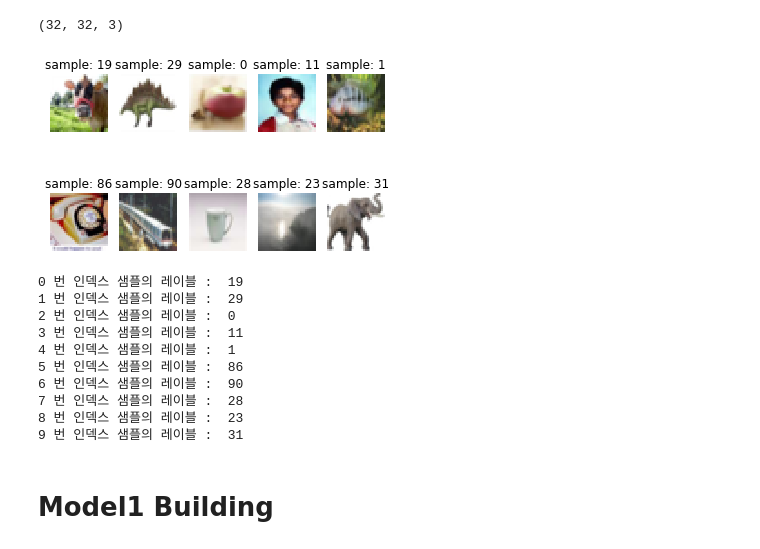
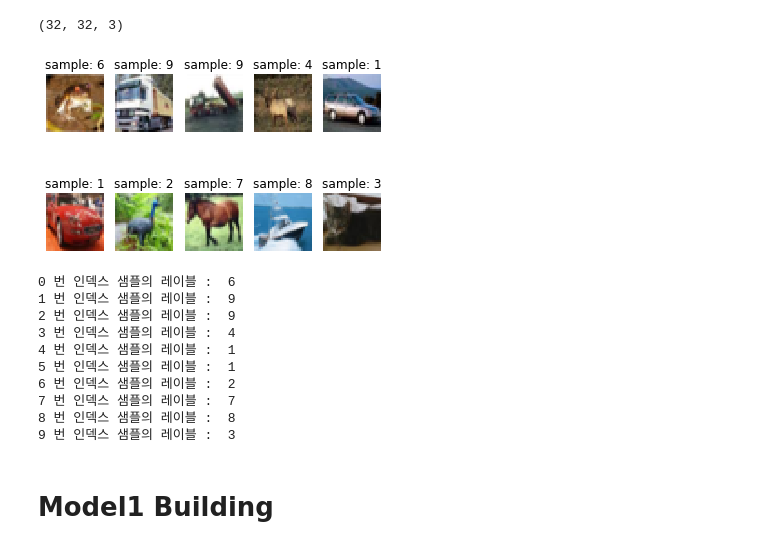
Before and after one commit to Namsik-Yoon/pytorch_basic, a Jupyter notebook: 6_1_합성곱_신경망_with_My_data.ipynb, the cells around one changed output. Saved outputs shown, nothing was run; the diff lists cells and outputs as text; code cells hidden in the pictures.

```diff
--- a/6_1_합성곱_신경망_with_My_data.ipynb
+++ b/6_1_합성곱_신경망_with_My_data.ipynb
@@ -13,5 +13,5 @@ import torchvision
 import torchvision.datasets
 import torchvision.transforms as transforms
 # %%
-cifar100_data = torchvision.datasets.CIFAR100('data/', download=True)
+cifar10_data = torchvision.datasets.CIFAR10('data/', download=True)
 # %% [output]
@@ -23,28 +23,28 @@ cifar100_data.data[0].shape
 # %% [output]
 (32, 32, 3)
 # %%
-images_and_labels = list(zip(cifar100_data.data, cifar100_data.targets))
+images_and_labels = list(zip(cifar10_data.data, cifar10_data.targets))
 for index, (image, label) in enumerate(images_and_labels[:10]): # 10개의 샘플만 출력
     plt.subplot(2, 5, index + 1)
     plt.axis('off')
     plt.imshow(image, cmap=plt.cm.gray_r, interpolation='nearest')
     plt.title('sample: %i' % label)
 # %% [output]
-[figure, old version]
+[figure, new version]
 # %%
 for i in range(10):
-  print(i,'번 인덱스 샘플의 레이블 : ',cifar100_data.targets[i])
+  print(i,'번 인덱스 샘플의 레이블 : ',cifar10_data.targets[i])
 # %% [output]
-0 번 인덱스 샘플의 레이블 :  19
-1 번 인덱스 샘플의 레이블 :  29
-2 번 인덱스 샘플의 레이블 :  0
-3 번 인덱스 샘플의 레이블 :  11
+0 번 인덱스 샘플의 레이블 :  6
+1 번 인덱스 샘플의 레이블 :  9
+2 번 인덱스 샘플의 레이블 :  9
+3 번 인덱스 샘플의 레이블 :  4
 4 번 인덱스 샘플의 레이블 :  1
-5 번 인덱스 샘플의 레이블 :  86
-6 번 인덱스 샘플의 레이블 :  90
-7 번 인덱스 샘플의 레이블 :  28
-8 번 인덱스 샘플의 레이블 :  23
-9 번 인덱스 샘플의 레이블 :  31
+5 번 인덱스 샘플의 레이블 :  1
+6 번 인덱스 샘플의 레이블 :  2
+7 번 인덱스 샘플의 레이블 :  7
+8 번 인덱스 샘플의 레이블 :  8
+9 번 인덱스 샘플의 레이블 :  3
 # %% [markdown]
 # Model1 Building
 # %%
```
Also changed, not shown: parts of 14 cells of this notebook.
